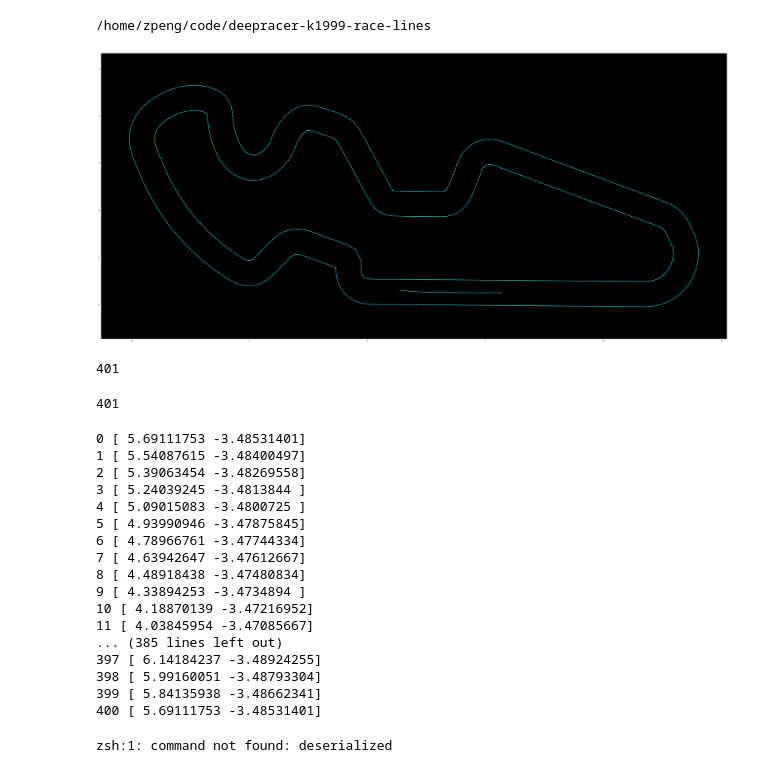
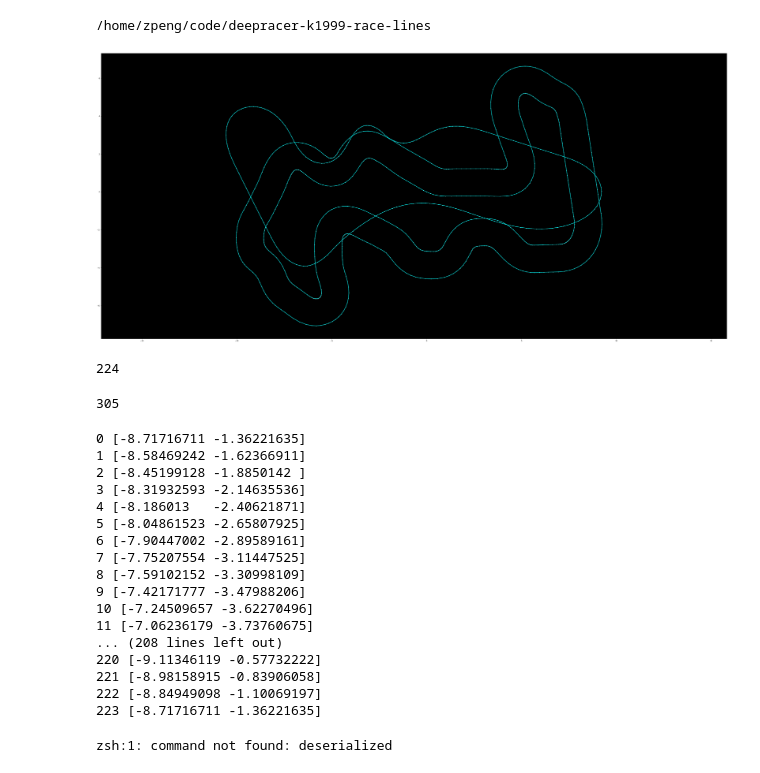
Before and after one commit to zhenghongpeng/deepracer-k1999-race-lines, a Jupyter notebook: Race-Line-Calculation.ipynb, the cells around one changed output. Cells and saved outputs as stored; diff of their text form; code cells hidden in the pictures.

```diff
--- a/Race-Line-Calculation.ipynb
+++ b/Race-Line-Calculation.ipynb
@@ -43,6 +49,6 @@ available_track_names
 # %%
 # Replace the name here with the track to analyze
-TRACK_NAME = 'Aragon'
+TRACK_NAME = 'Singapore'
 
 # Load the center, inner, outer waypoints
 waypoints = np.load("./tracks/%s.npy" % TRACK_NAME)
@@ -60,3 +66,12 @@ road_poly
 # %% [output]
 Is loop/ring?  True
 <shapely.geometry.polygon.Polygon at 0x...>
+# %%
+
+# Plot the results
+fig, ax = plt.subplots(figsize=(60,30))
+plot_points(ax, waypoints[:-1,0:2])
+plot_points(ax, waypoints[:-1,2:4])
+plot_points(ax, waypoints[:-1,4:6])
+ax.axis('equal')
+plt.show()
@@ -279,45 +296,45 @@ Writing numpy binary to ./racelines/Aragon-1500-8-2020-10-03-120017.npy
 # %%
 from numpy import array
 
-fname = '/home/zpeng/code/deepracer-k1999-race-lines/racelines/Aragon-1500-4-2020-10-02-155820.py'
+fname = '/home/zpeng/code/deepracer-k1999-race-lines/racelines/Austin-1500-8-2020-11-10-232343.py'
 with open(fname, "r") as file:
-    deserialized = eval(file.read())[0:30]
+    deserialized = eval(file.read())
 deserialized
 fig = plt.figure(1, figsize=(64, 30))
 ax = fig.add_subplot(111, facecolor='black')
 plt.axis('equal')
 print_border(ax, deserialized, inner_border, outer_border)
 # %% [output]
-[figure, old version]
+[figure, new version]
 # %%
 len(deserialized)
 # %% [output]
-401
+224
 # %%
 len(inner_border)
 # %% [output]
-401
+305
 # %%
 for i, e in enumerate(list(deserialized)):
     print(i, e)
 # %% [output]
-0 [ 5.69111753 -3.48531401]
-1 [ 5.54087615 -3.48400497]
-2 [ 5.39063454 -3.48269558]
-3 [ 5.24039245 -3.4813844 ]
-4 [ 5.09015083 -3.4800725 ]
-5 [ 4.93990946 -3.47875845]
-6 [ 4.78966761 -3.47744334]
-7 [ 4.63942647 -3.47612667]
-8 [ 4.48918438 -3.47480834]
-9 [ 4.33894253 -3.4734894 ]
-10 [ 4.18870139 -3.47216952]
-11 [ 4.03845954 -3.47085667]
-... (385 lines left out)
-397 [ 6.14184237 -3.48924255]
-398 [ 5.99160051 -3.48793304]
-399 [ 5.84135938 -3.48662341]
-400 [ 5.69111753 -3.48531401]
+0 [-8.71716711 -1.36221635]
+1 [-8.58469242 -1.62366911]
+2 [-8.45199128 -1.8850142 ]
+3 [-8.31932593 -2.14635536]
+4 [-8.186013   -2.40621871]
+5 [-8.04861523 -2.65807925]
+6 [-7.90447002 -2.89589161]
+7 [-7.75207554 -3.11447525]
+8 [-7.59102152 -3.30998109]
+9 [-7.42171777 -3.47988206]
+10 [-7.24509657 -3.62270496]
+11 [-7.06236179 -3.73760675]
+... (208 lines left out)
+220 [-9.11346119 -0.57732222]
+221 [-8.98158915 -0.83906058]
+222 [-8.84949098 -1.10069197]
+223 [-8.71716711 -1.36221635]
 # %%
 !deserialized
 # %% [output]
```
Also changed, not shown: parts of 9 cells of this notebook, 19 other files.
